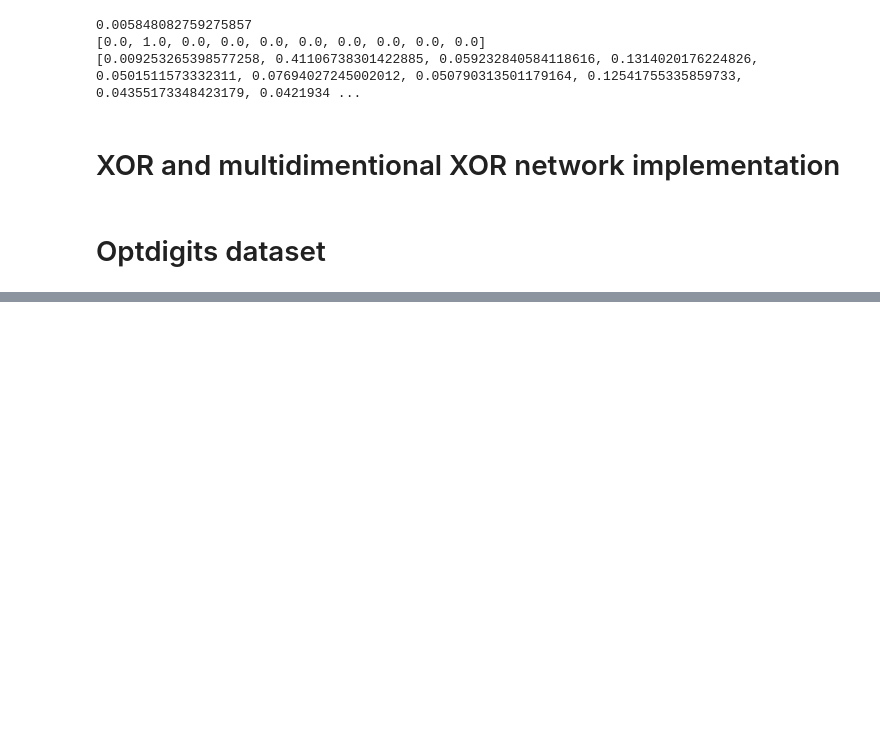
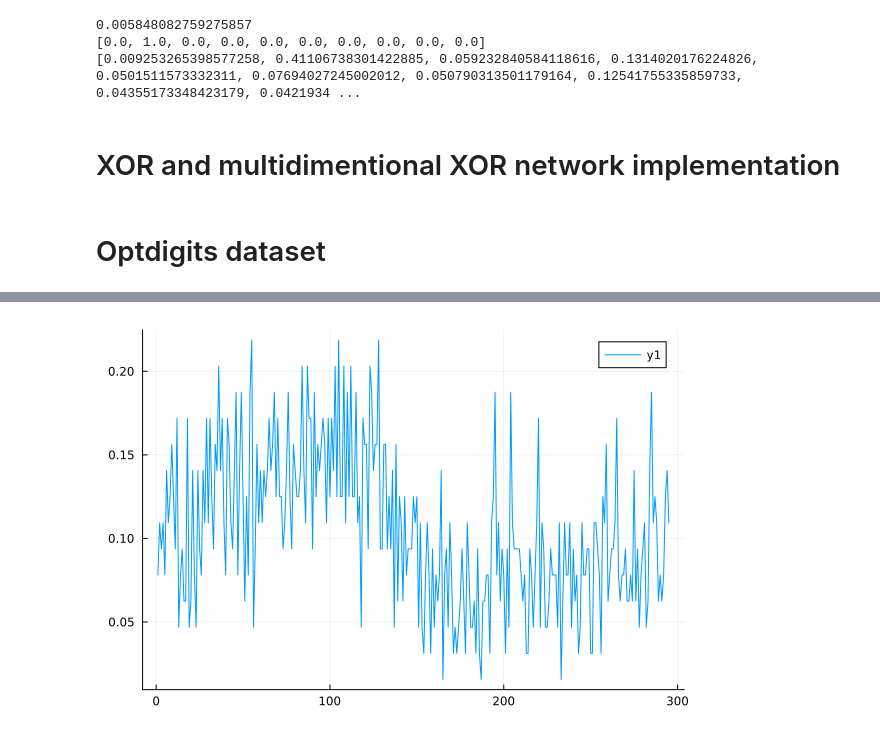
Before and after one commit to Mniszko/Network-of-coupled-Kuramoto-oscillators, a Jupyter notebook: feed-forward_MNIST_example/julia_neural_network.ipynb, the cells around one changed output, grey strips where cells are left out. Drawn from its saved outputs; the diff is of its cells as text; code cells hidden in the pictures; blank space fills up the shorter version.

```diff
--- a/feed-forward_MNIST_example/julia_neural_network.ipynb
+++ b/feed-forward_MNIST_example/julia_neural_network.ipynb
@@ -245,6 +245,8 @@ using Statistics
 include("./ffnnModule.jl")
 using .basicNeuralNetwork
 # %%
+
+#reading and batching
 batch_size = 64
 
 train_file_path = "./mnist_red/optdigits.tra"
@@ -254,28 +256,20 @@ feature_batches, label_batches = optdigits_data_processing(train_file_path, batc
 test_features, test_labels = optdigits_data_processing(train_file_path, do_batch=false)
 
 
-
+#variables for visualization
 costs = []
+accuracy = []
 outputs = []
 output = false
 mean_gradient = NaN
 
-#sq = SquareCost()
+#cost function definition:
 sq = CrossEntropy()
 
-# sprawdzić rózne ilości neuronów
-#=
-layer1 = DenseLayer(64, 128, relu, relu_derivative)
-layer2 = DenseLayer(128, 32, relu, relu_derivative)
-layer3 = DenseLayer(32, 10, softmax, softmax_derivative)
+#layers, nonlinearities and their derivatives
+layer1 = DenseLayer(64, 128, relu, relu_derivative, true)
+layer2 = DenseLayer(128, 64, relu, relu_derivative, true)
+layer3 = DenseLayer(64,10, softmax, softmax_derivative)
 
 network = NeuralNetwork(layer1,layer2,layer3)
-=#
-
-layer1 = DenseLayer(64, 70, relu, relu_derivative, true)
-layer2 = DenseLayer(70,10, softmax, softmax_derivative)
-
-network = NeuralNetwork(layer1,layer2)
-
-optim = ADAM_Optimizer(network)
 # %% [output]
@@ -370,0 +355,4 @@ learning_rate
+# %%
+plot(accuracy)
+# %% [output]
+[figure, added]
```
Also changed, not shown: parts of 5 cells of this notebook, 4 other files.
